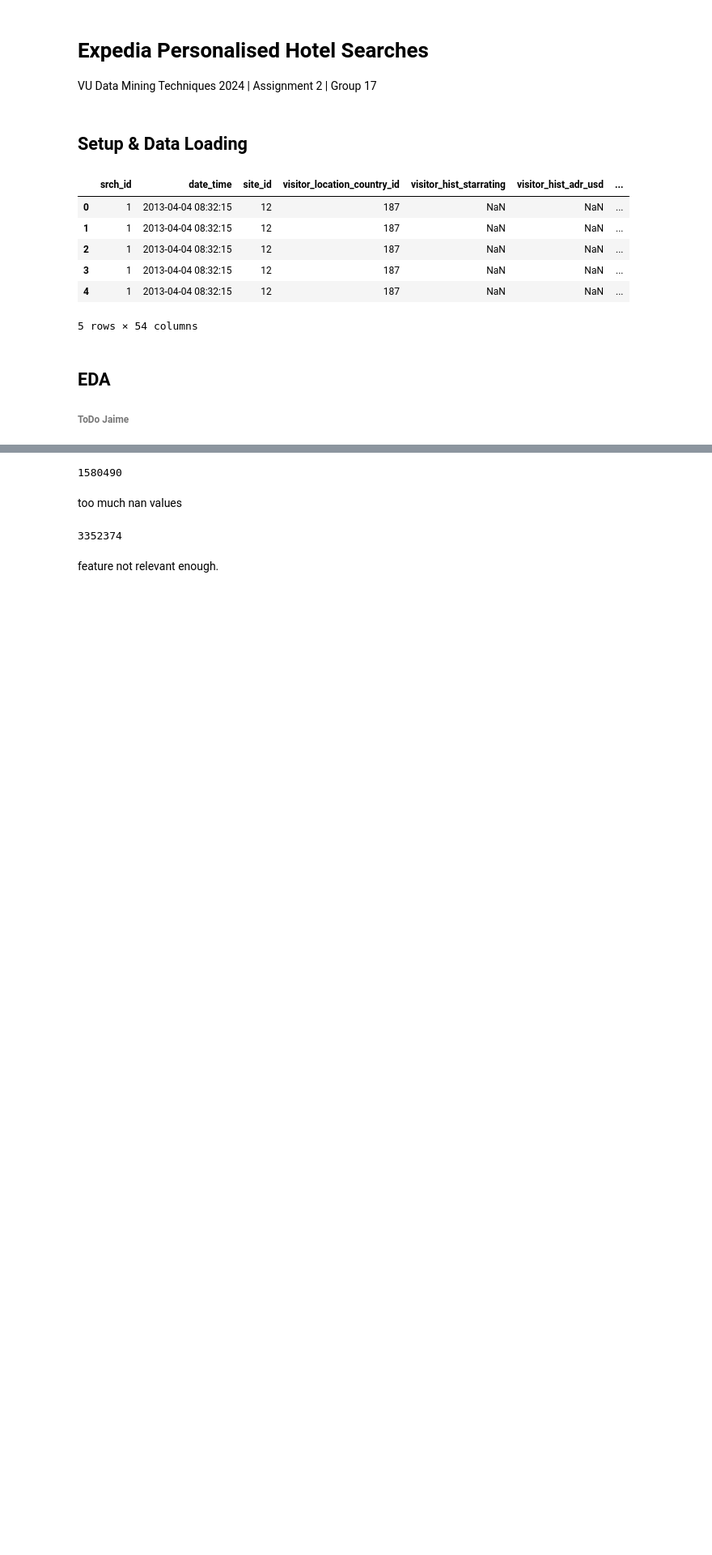
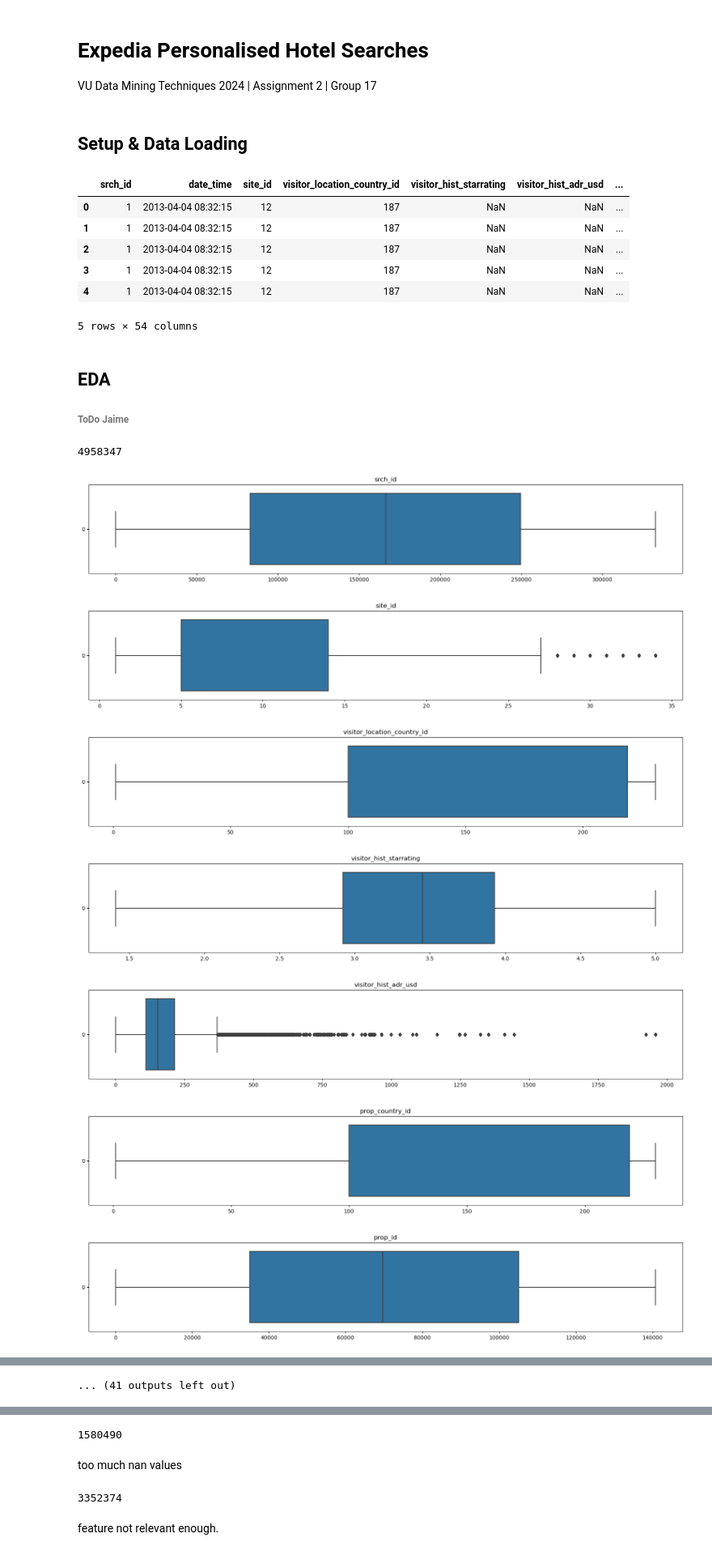
Before and after one commit to ryan-ott/DMT-Group17, a Jupyter notebook: Assignment2/expedia.ipynb, the cells around one changed output, grey strips where cells are left out. Shown at 81% size. Drawn from its saved outputs; the diff is of its cells as text; code cells hidden in the pictures; blank space fills up the shorter version.

```diff
--- a/Assignment2/expedia.ipynb
+++ b/Assignment2/expedia.ipynb
@@ -25,3 +26,24 @@ df.head()
 # %% [markdown]
 ## EDA
 ###### ToDo Jaime
+# %%
+len(df)
+# %% [output]
+4958347
+# %%
+columns = list(df.columns)
+columns.remove('date_time')
+# %%
+for column in columns:
+    plt.rcParams["figure.figsize"] = (20,3)
+    sns.boxplot(df[column], orient='h')
+    plt.title(column)
+    plt.show()
+# %% [output]
+[figure, added]
+[figure, added]
+[figure, added]
+[figure, added]
+[figure, added]
+[figure, added]
+[figure, added]
@@ -27,0 +55 @@ df.head()
+... (41 outputs left out)
```
Also changed, not shown: parts of 14 cells of this notebook.
